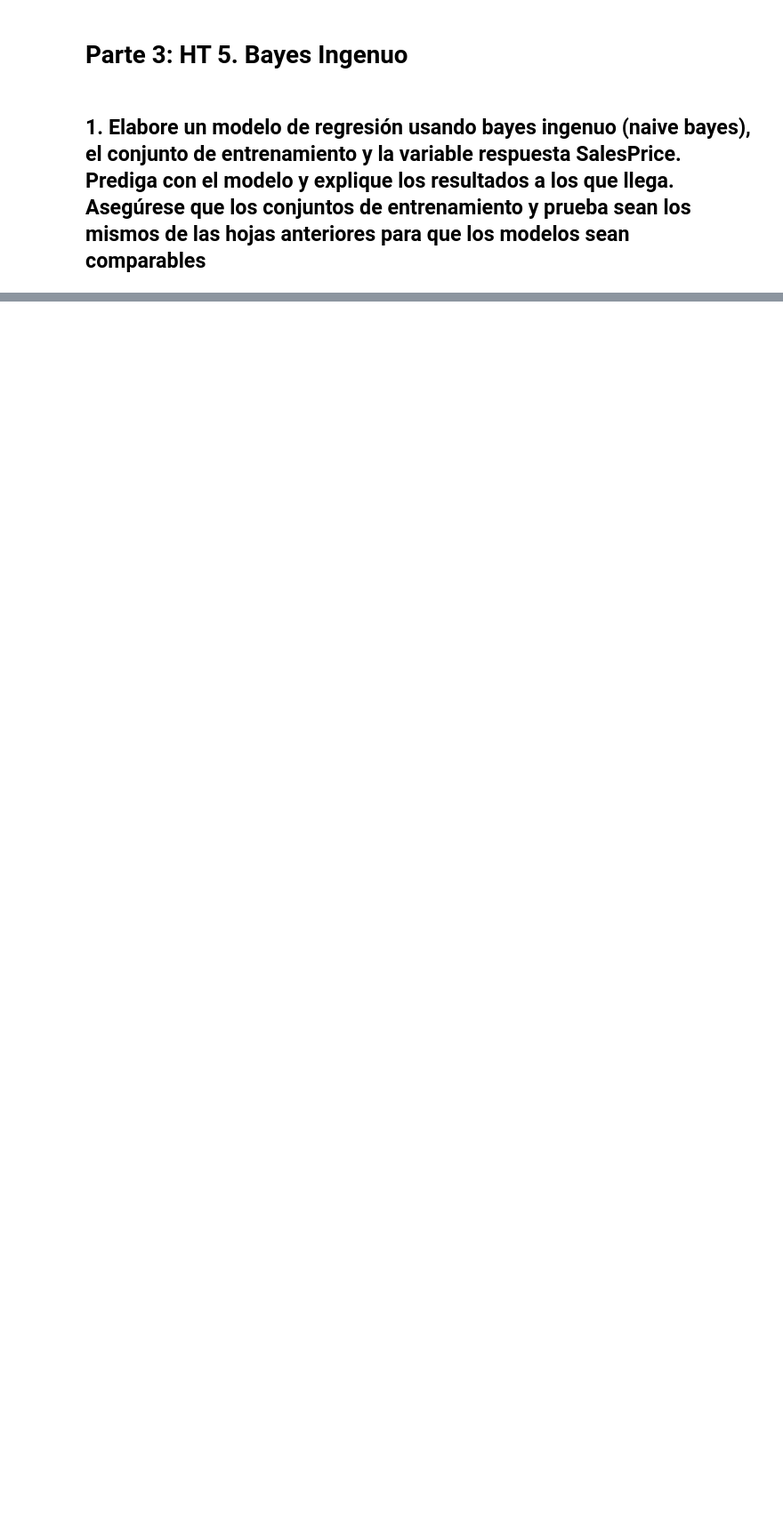
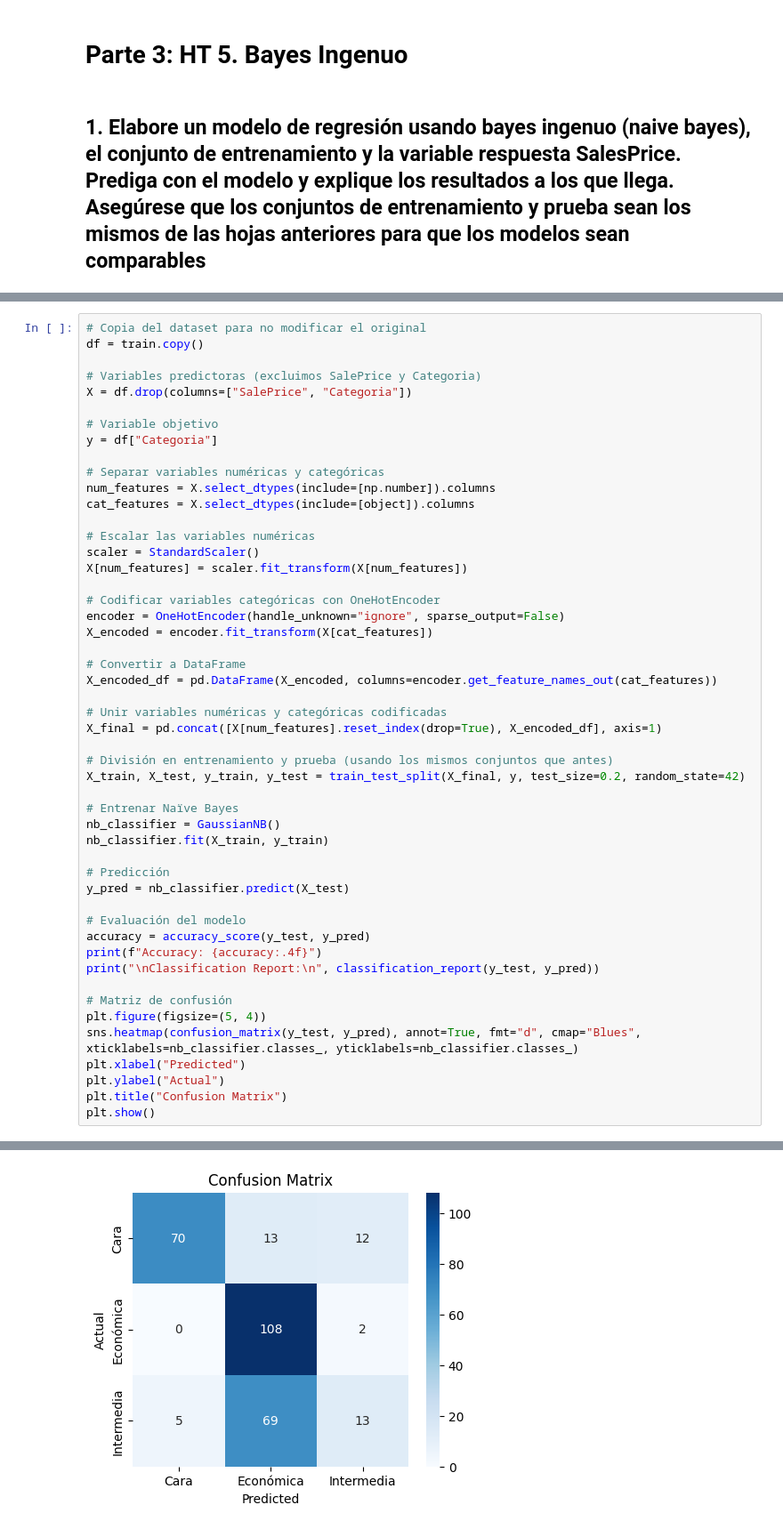
Before and after one commit to Sofiamishel2003/Modelo_Regresion_Lineal, a Jupyter notebook: Modelo_RegresionLineal.ipynb, the cells around one changed output, grey strips where cells are left out. Shown at 89% size. Drawn from its saved outputs; the diff is of its cells as text; blank space fills up the shorter version.

```diff
--- a/Modelo_RegresionLineal.ipynb
+++ b/Modelo_RegresionLineal.ipynb
@@ -1303,0 +1306,51 @@ RMSE for Naïve Bayes Regression: 60741.81497835653
+# %%
+# Copia del dataset para no modificar el original
+df = train.copy()
+
+# Variables predictoras (excluimos SalePrice y Categoria)
+X = df.drop(columns=["SalePrice", "Categoria"])
+
+# Variable objetivo
+y = df["Categoria"]
+
+# Separar variables numéricas y categóricas
+num_features = X.select_dtypes(include=[np.number]).columns
+cat_features = X.select_dtypes(include=[object]).columns
+
+# Escalar las variables numéricas
+scaler = StandardScaler()
+X[num_features] = scaler.fit_transform(X[num_features])
+
+# Codificar variables categóricas con OneHotEncoder
+encoder = OneHotEncoder(handle_unknown="ignore", sparse_output=False)
+X_encoded = encoder.fit_transform(X[cat_features])
+
+# Convertir a DataFrame
+X_encoded_df = pd.DataFrame(X_encoded, columns=encoder.get_feature_names_out(cat_features))
+
+# Unir variables numéricas y categóricas codificadas
+X_final = pd.concat([X[num_features].reset_index(drop=True), X_encoded_df], axis=1)
+
+# División en entrenamiento y prueba (usando los mismos conjuntos que antes)
+X_train, X_test, y_train, y_test = train_test_split(X_final, y, test_size=0.2, random_state=42)
+
+# Entrenar Naïve Bayes
+nb_classifier = GaussianNB()
+nb_classifier.fit(X_train, y_train)
+
+# Predicción
+y_pred = nb_classifier.predict(X_test)
+
+# Evaluación del modelo
+accuracy = accuracy_score(y_test, y_pred)
+print(f"Accuracy: {accuracy:.4f}")
+print("\nClassification Report:\n", classification_report(y_test, y_pred))
+
+# Matriz de confusión
+plt.figure(figsize=(5, 4))
+sns.heatmap(confusion_matrix(y_test, y_pred), annot=True, fmt="d", cmap="Blues", xticklabels=nb_classifier.classes_, yticklabels=nb_classifier.classes_)
+plt.xlabel("Predicted")
+plt.ylabel("Actual")
+plt.title("Confusion Matrix")
+plt.show()
+# %% [output]
@@ -1303,0 +1369 @@ RMSE for Naïve Bayes Regression: 60741.81497835653
+[figure, added]
```
Also changed, not shown: parts of 4 cells of this notebook.
